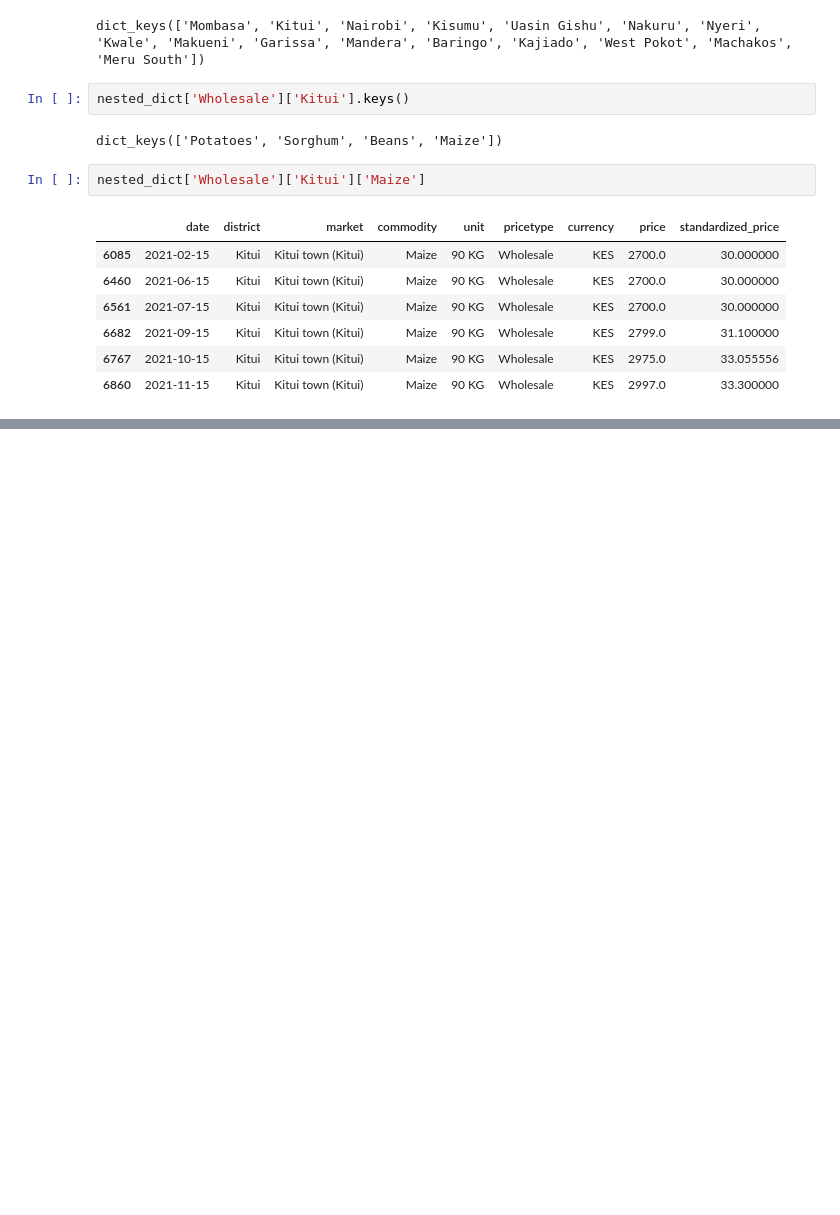
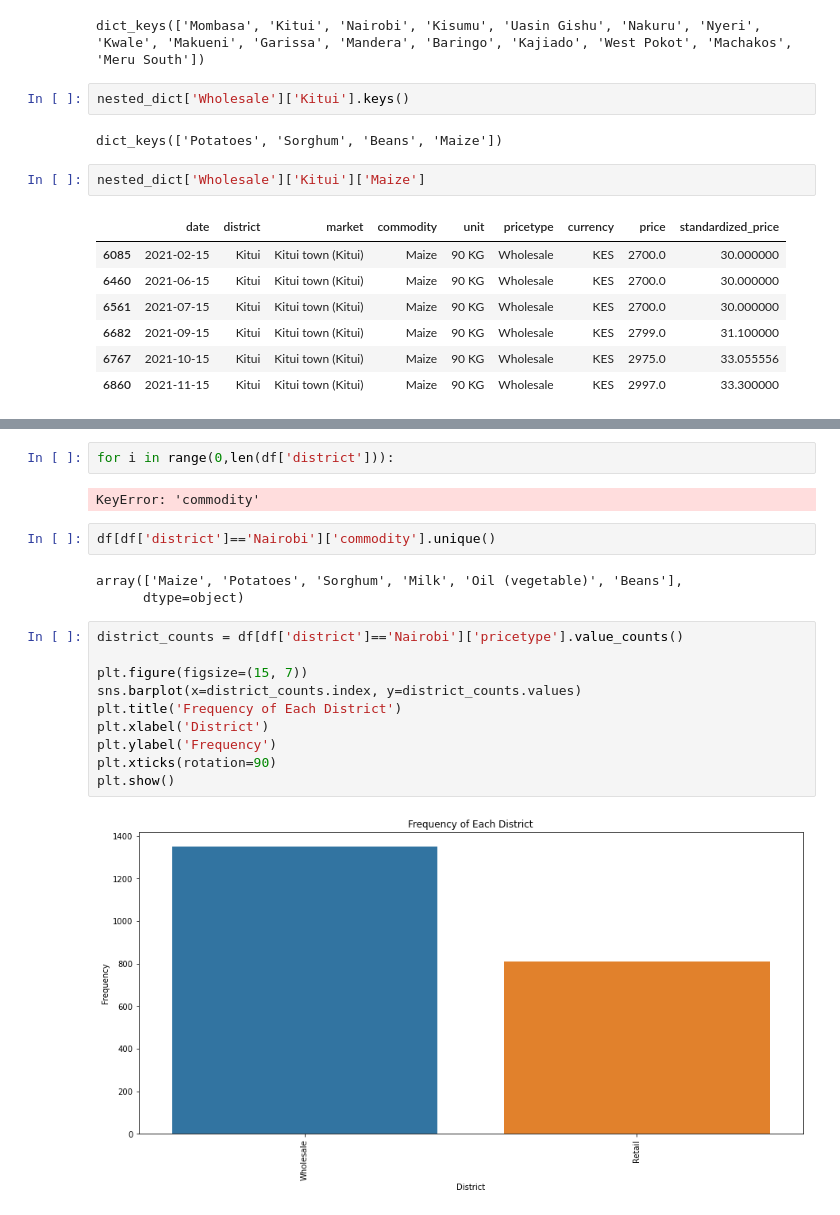
Before and after one commit to Mwenda-Mugambi/Commodity_Price_Forecasting, a Jupyter notebook: more analysis (1).ipynb, the cells around one changed output, grey strips where cells are left out. Saved outputs shown, nothing was run; the diff lists cells and outputs as text; blank space fills up the shorter version.

```diff
--- a/more analysis (1).ipynb
+++ b/more analysis (1).ipynb
@@ -124,0 +305,21 @@ nested_dict['Wholesale']['Kitui']['Maize']
+# %%
+for i in range(0,len(df['district'])):
+# %% [output]
+KeyError: 'commodity'
+# %%
+df[df['district']=='Nairobi']['commodity'].unique()
+# %% [output]
+array(['Maize', 'Potatoes', 'Sorghum', 'Milk', 'Oil (vegetable)', 'Beans'],
+      dtype=object)
+# %%
+district_counts = df[df['district']=='Nairobi']['pricetype'].value_counts()
+
+plt.figure(figsize=(15, 7))
+sns.barplot(x=district_counts.index, y=district_counts.values)
+plt.title('Frequency of Each District')
+plt.xlabel('District')
+plt.ylabel('Frequency')
+plt.xticks(rotation=90)
+plt.show()
+# %% [output]
+[figure, added]
```
Also changed, not shown: parts of 17 cells of this notebook.
